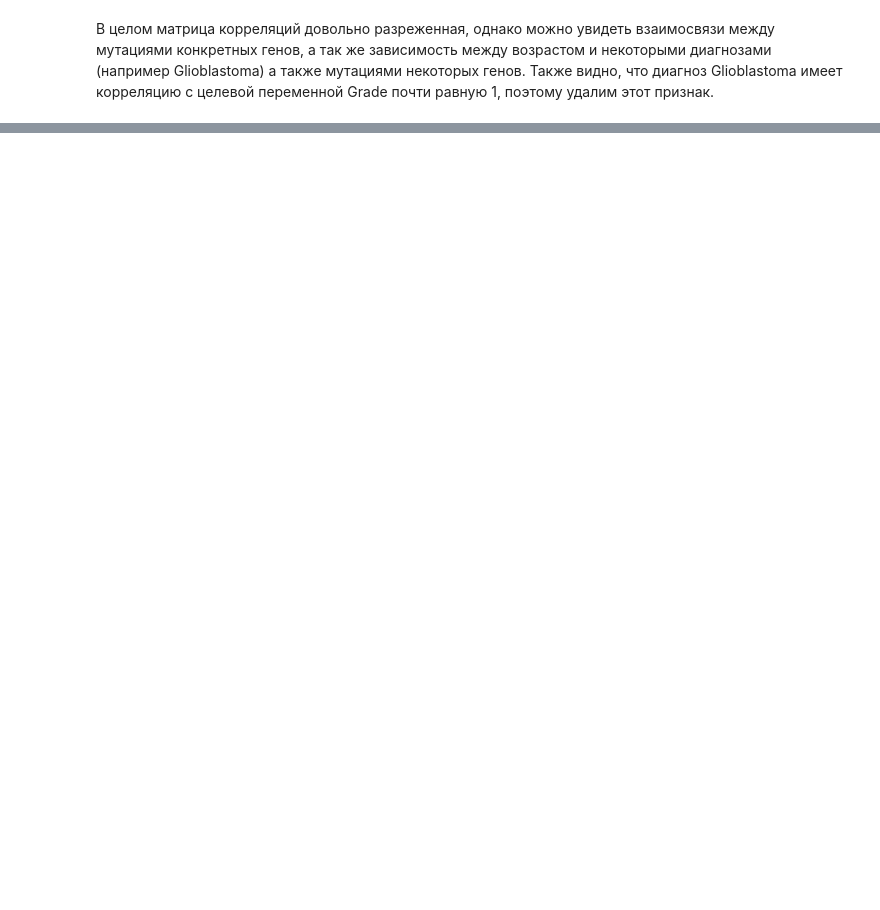
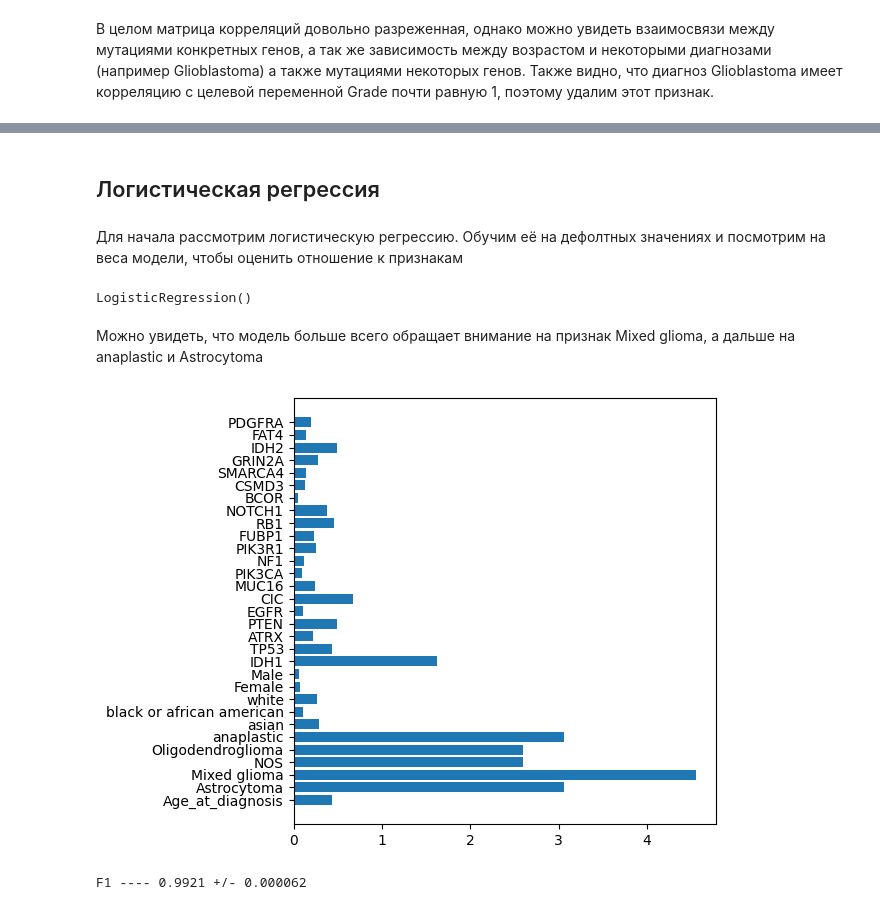
Before and after one commit to a13xbb/ml-labs-mag, a Jupyter notebook: lab1/eda.ipynb, the cells around one changed output, grey strips where cells are left out. Cells and saved outputs as stored; diff of their text form; code cells hidden in the pictures; blank space fills up the shorter version.

```diff
--- a/lab1/eda.ipynb
+++ b/lab1/eda.ipynb
@@ -162,0 +183,27 @@ X_test = X_test.drop(columns=['Glioblastoma'])
+# %% [markdown]
+## Логистическая регрессия
+# %% [markdown]
+Для начала рассмотрим логистическую регрессию. Обучим её на дефолтных значениях и посмотрим на веса модели, чтобы оценить отношение к признакам
+# %%
+log_reg = LogisticRegression()
+log_reg.fit(X_train, y_train)
+log_reg
+# %% [output]
+LogisticRegression()
+# %% [markdown]
+Можно увидеть, что модель больше всего обращает внимание на признак Mixed glioma, а дальше на anaplastic и Astrocytoma
+# %%
+plt.barh(np.arange(31), np.abs(log_reg.coef_[0]))
+plt.yticks(np.arange(31), X_train.columns)
+plt.tight_layout()
+plt.show()
+# %% [output]
+[figure, added]
+# %%
+cross_val_res = cross_val_score(log_reg, X_train, y_train, cv=2, scoring="f1")
+cross_val_mean = np.mean(cross_val_res)
+cross_val_std = np.std(cross_val_res)
+
+print(f"F1 ---- {cross_val_mean:.4f} +/- {cross_val_std:.6f}")
+# %% [output]
+F1 ---- 0.9921 +/- 0.000062
```
Also changed, not shown: parts of 33 cells of this notebook.
